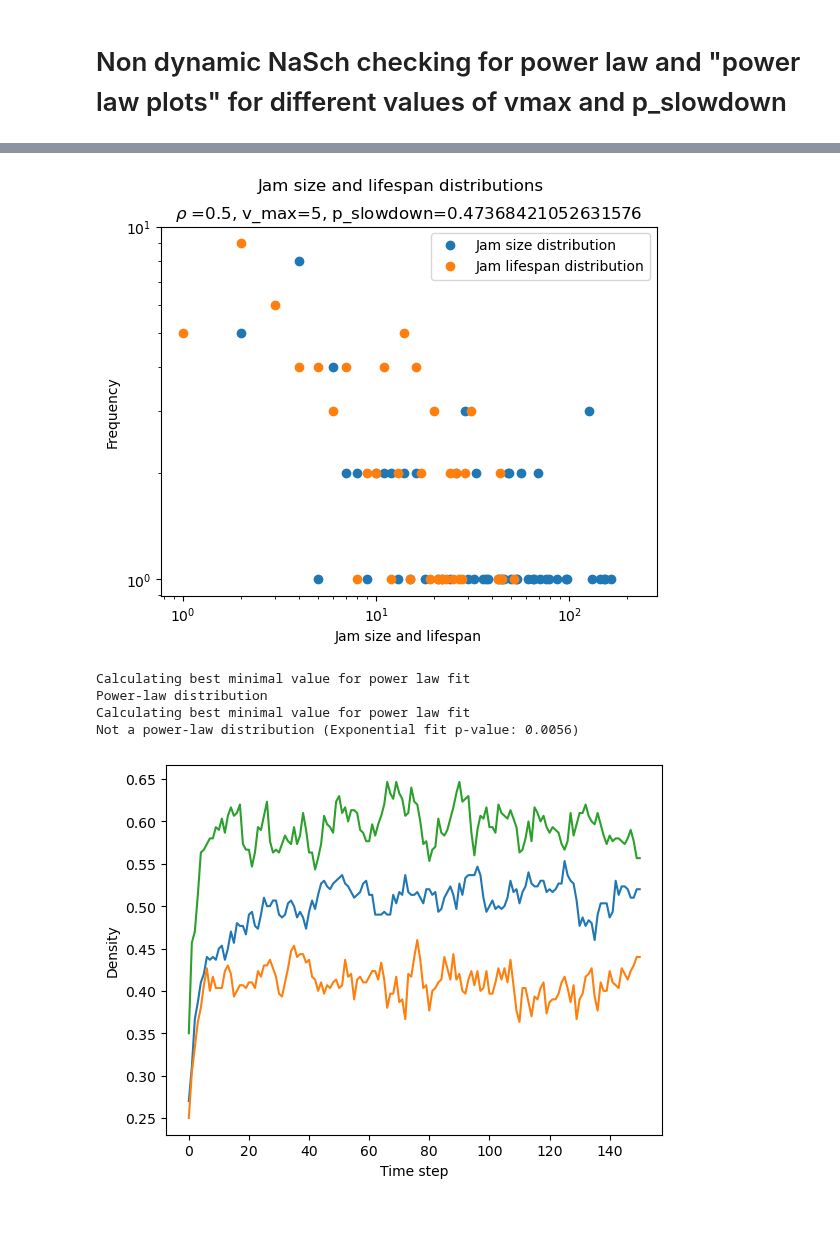
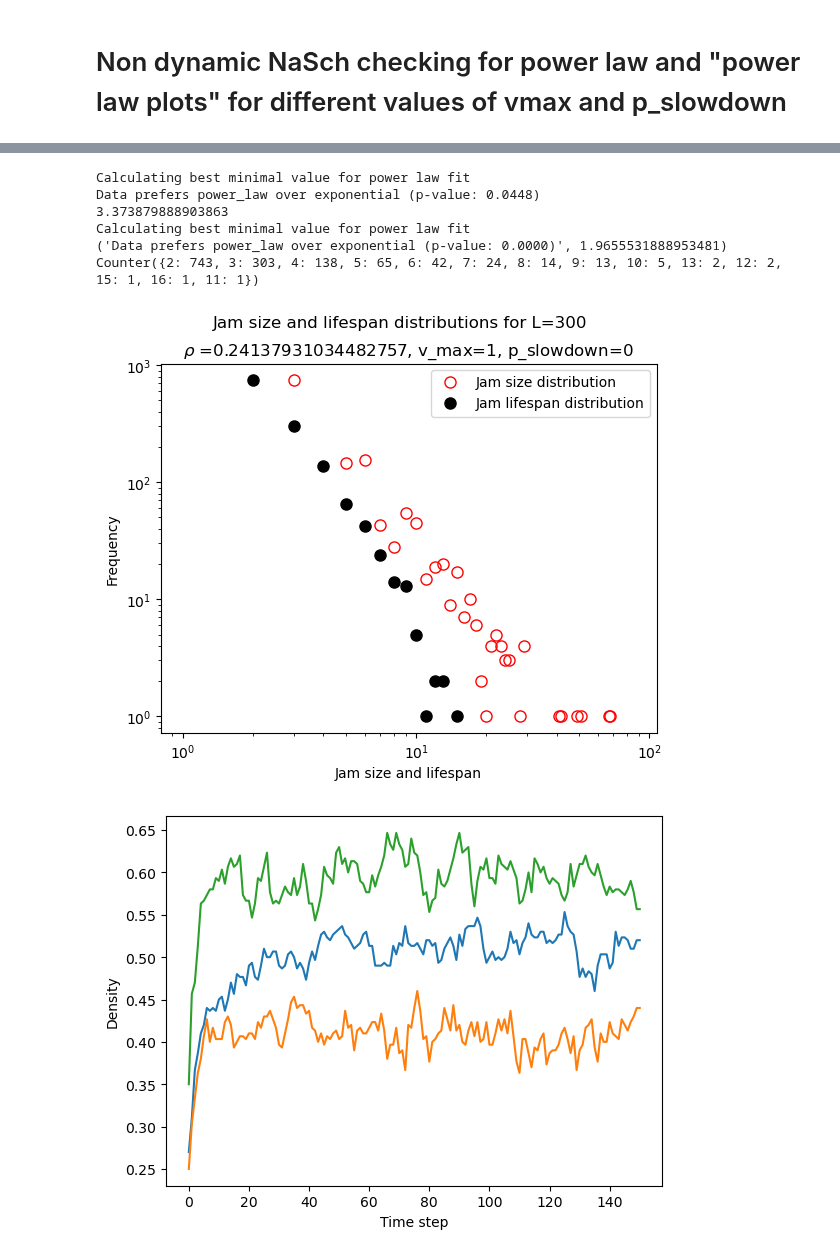
Before and after one commit to ThomasTenDamme/CSS-Group1, a Jupyter notebook: caros_notebook.ipynb, the cells around one changed output, grey strips where cells are left out. Drawn from its saved outputs; the diff is of its cells as text; code cells hidden in the pictures; blank space fills up the shorter version.

```diff
--- a/caros_notebook.ipynb
+++ b/caros_notebook.ipynb
@@ -251,8 +254,8 @@ p_slowdown = 0.47368421052631576
 v_max = 5
 
 # Dynamic parameters
-neighbourhood_size = 3
-entry_chance = 0.1
+neighbourhood_size = 30
+entry_chance = 0.2
 exit_chance = 0.2
 
 current_state = initial_state_nasch(L=L, p=p, v_max=v_max)
@@ -293,9 +296,10 @@ plt.ylabel('Frequency')
 plt.suptitle('Jam size and lifespan distributions')
 plt.show()
 
-result_jam_test = analyze_powerlaw_distribution(list(jam_size_counter.elements()))
-print(result_jam_test) #print result of power law test
-
+result, exponent = analyze_powerlaw_distribution(list(jam_size_counter.elements()))
+print(result) #print result of power law test
+print(exponent)
 result_lifespan_test = analyze_powerlaw_distribution(list(lifespan_counter.elements()))
-print(result_lifespan_test) #print result of power law test
+print(result) #print result of power law test
+print(exponent)
 # %% [output]
@@ -309,49 +412,60 @@ Power-law distribution
 # %%
-p = 0.2 #0.13793103448275862
+import sys
+sys.setrecursionlimit(10000)
+
+p = 0.24137931034482757
 L = 300
 T = int(L/2)
-n = 10
+n = 100
 
 # NaSch parameters
-p_slowdown = 0.47368421052631576
-v_max = 5
+p_slowdown = 0
+v_max = 1
 
 # Dynamic parameters
 neighbourhood_size = 3
-entry_chance = 0.1
-exit_chance = 0.1
+entry_chance = 0.01
+exit_chance = 0.01
 
 current_state = initial_state_nasch(L=L, p=p, v_max=v_max)
 
 evolution = nasch_step(current_state, v_max=v_max, p_slowdown=p_slowdown,
                        dynamic_model=False, neighbourhood_size=neighbourhood_size,
                        entry_chance=entry_chance, exit_chance=exit_chance)
 
 lifespan_counter, jam_size_counter, evolutions = run_model_stochastic(p, L, T, n, v_max=v_max, p_slowdown = p_slowdown,
                                                                       return_evolutions=True, dynamic_model=False, neighbourhood_size=neighbourhood_size,
                                                                       entry_chance=entry_chance, exit_chance=exit_chance)
 
 
-plt.loglog(range(1, int(max(jam_size_counter.keys()))), [jam_size_counter[i] for i in range(1, int(max(jam_size_counter.keys())))], 'o')
-plt.loglog(range(1, int(max(lifespan_counter.keys()))), [lifespan_counter[i] for i in range(1, int(max(lifespan_counter.keys())))], 'o')
+def power(x,b):
+    return x**(-b)
+
+result, exponent = analyze_powerlaw_distribution(list(jam_size_counter.elements()))
+print(result) #print result of power law test
+print(exponent)
+esult_lifespan_test = analyze_powerlaw_distribution(list(lifespan_counter.elements()))
+print(result_lifespan_test) #print result of power law test
+print(lifespan_counter)
+
+plt.loglog(range(1, int(max(jam_size_counter.keys()))), [jam_size_counter[i] for i in range(1, int(max(jam_size_counter.keys())))], 'o', markerfacecolor='none', markeredgecolor='red', markersize=8)
+plt.loglog(range(1, int(max(lifespan_counter.keys()))), [lifespan_counter[i] for i in range(1, int(max(lifespan_counter.keys())))], 'o', color='black', markersize=8)
+#line to plot the critical exponent line in the plot
+#plt.loglog(range(1, int(max(jam_size_counter.keys()))), power(range(1, int(max(jam_size_counter.keys()))), exponent), '--')
 plt.legend(['Jam size distribution', 'Jam lifespan distribution'])
-plt.title('$\\rho$ =0.5, v_max=5, p_slowdown=0.47368421052631576')
+plt.title('$\\rho$ =0.24137931034482757, v_max=1, p_slowdown=0')
 plt.xlabel('Jam size and lifespan')
 plt.ylabel('Frequency')
-plt.suptitle('Jam size and lifespan distributions')
+plt.suptitle('Jam size and lifespan distributions for L=300')
 plt.show()
-
-result_jam_test = analyze_powerlaw_distribution(list(jam_size_counter.elements()))
-print(result_jam_test) #print result of power law test
-
-esult_lifespan_test = analyze_powerlaw_distribution(list(lifespan_counter.elements()))
-print(result_lifespan_test) #print result of power law test
 # %% [output]
+Calculating best minimal value for power law fit
+Data prefers power_law over exponential (p-value: 0.0448)
+3.373879888903863
+Calculating best minimal value for power law fit
+('Data prefers power_law over exponential (p-value: 0.0000)', 1.9655531888953481)
+Counter({2: 743, 3: 303, 4: 138, 5: 65, 6: 42, 7: 24, 8: 14, 9: 13, 10: 5, 13: 2, 12: 2, 15: 1, 16: 1, 11: 1})
-[figure, old version]
+[figure, new version]
-Calculating best minimal value for power law fit
-Power-law distribution
-Calculating best minimal value for power law fit
-Not a power-law distribution (Exponential fit p-value: 0.0056)
 # %%
 p = 0.2 #0.13793103448275862
 L = 300
```
Also changed, not shown: parts of 8 cells of this notebook.
